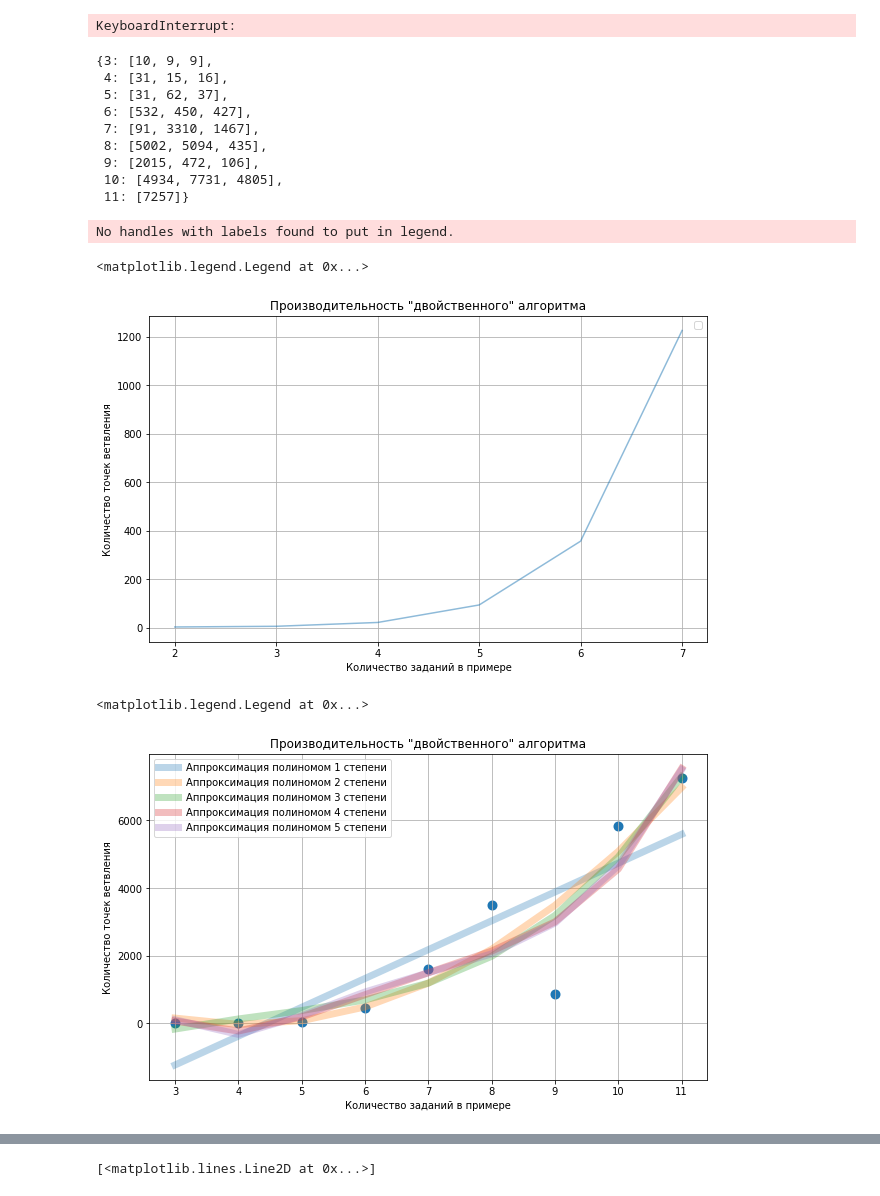
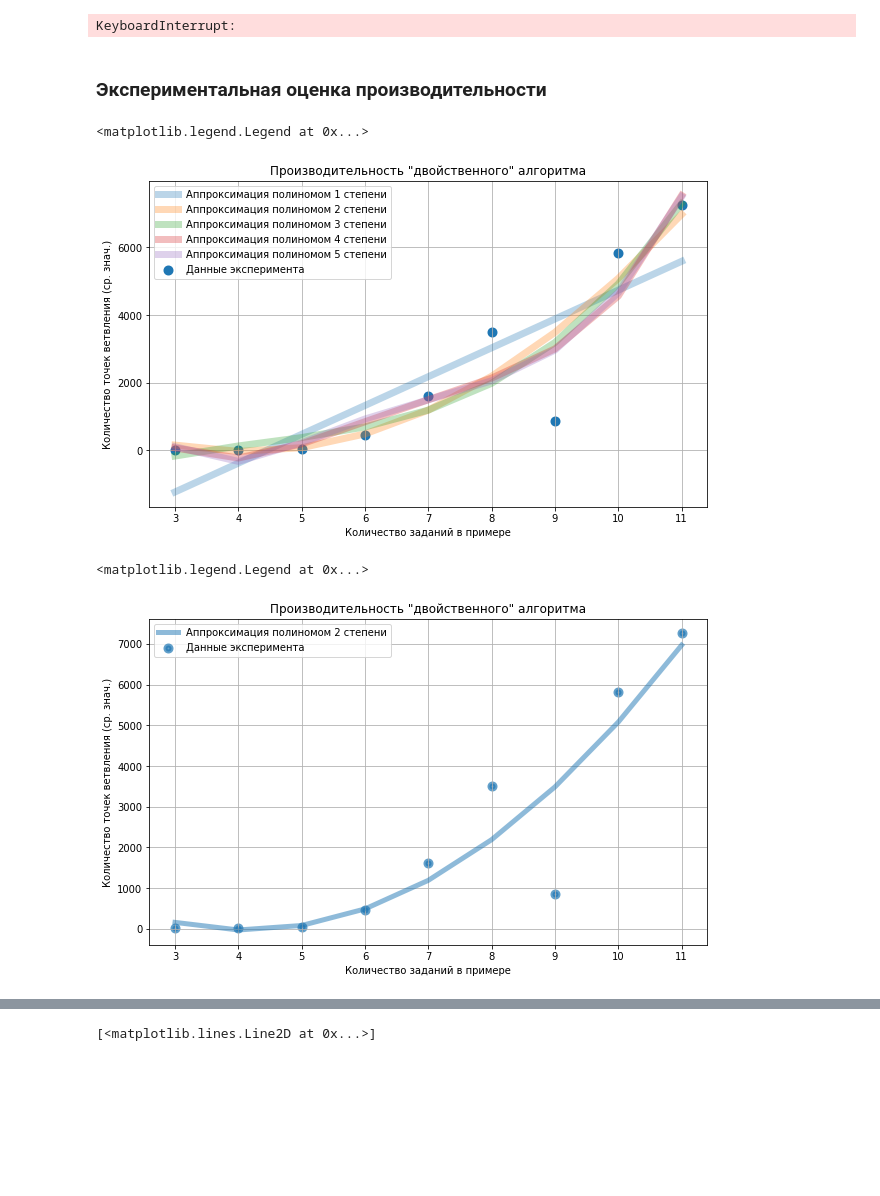
Before and after one commit to andtun/schedules, a Jupyter notebook: LMax.ipynb, the cells around one changed output, grey strips where cells are left out. Saved outputs shown, nothing was run; the diff lists cells and outputs as text; code cells hidden in the pictures; blank space fills up the shorter version.

```diff
--- a/LMax.ipynb
+++ b/LMax.ipynb
@@ -269,36 +269,24 @@ json.dump(results, open('results6x.json', 'w'))
-# %%
-results
-# %% [output]
-{3: [10, 9, 9],
- 4: [31, 15, 16],
- 5: [31, 62, 37],
- 6: [532, 450, 427],
- 7: [91, 3310, 1467],
- 8: [5002, 5094, 435],
- 9: [2015, 472, 106],
- 10: [4934, 7731, 4805],
- 11: [7257]}
+# %% [markdown]
+### Экспериментальная оценка производительности
 # %%
 x = []
 y = []
 yf = []
 for k in results.keys():
     if True:
         y.append(np.mean(results[k]))
         x.append(k)
         yf.append(np.math.factorial(k))
 
 fig = plt.figure(figsize=(10, 6))
 ax = fig.add_subplot(111, title='Производительность "двойственного" алгоритма')
 ax.grid()
-ax.plot(x, y, alpha=0.5)
+ax.scatter(x, y, linewidth=4, label="Данные эксперимента")
 ax.set_xlabel("Количество заданий в примере")
-ax.set_ylabel("Количество точек ветвления")
-#xp = [i/100 for i in range(300, 1001)]
-#ax.plot(xp, f(xp, *popt), color='b', linewidth=5, alpha=0.3, label="Экспоненциальная зависимость")
-#ax.plot(x, yf, label='Факториал')
+ax.set_ylabel("Количество точек ветвления (ср. знач.)")
+for i in range(5):
+    ax.plot(x, z[i](x), label='Аппроксимация полиномом %s степени' % (i+1), linewidth=7, alpha=0.3)
 ax.legend()
 # %% [output]
-No handles with labels found to put in legend.
+<matplotlib.legend.Legend at 0x...>
-<matplotlib.legend.Legend at 0x...>
-[figure, old version]
+[figure, new version]
@@ -315,12 +307,12 @@ for k in results.keys():
 fig = plt.figure(figsize=(10, 6))
 ax = fig.add_subplot(111, title='Производительность "двойственного" алгоритма')
 ax.grid()
-ax.scatter(x, y, linewidth=4)
+ax.scatter(x, y, linewidth=4, alpha=0.7, label="Данные эксперимента")
 ax.set_xlabel("Количество заданий в примере")
-ax.set_ylabel("Количество точек ветвления")
-for i in range(5):
-    ax.plot(x, z[i](x), label='Аппроксимация полиномом %s степени' % (i+1), linewidth=7, alpha=0.3)
+ax.set_ylabel("Количество точек ветвления (ср. знач.)")
+i = 1
+ax.plot(x, z[i](x), label='Аппроксимация полиномом %s степени' % (i+1), linewidth=5, alpha=0.5)
 ax.legend()
 # %% [output]
 <matplotlib.legend.Legend at 0x...>
-[figure, old version]
+[figure, new version]
```
Also changed, not shown: parts of 9 cells of this notebook.
